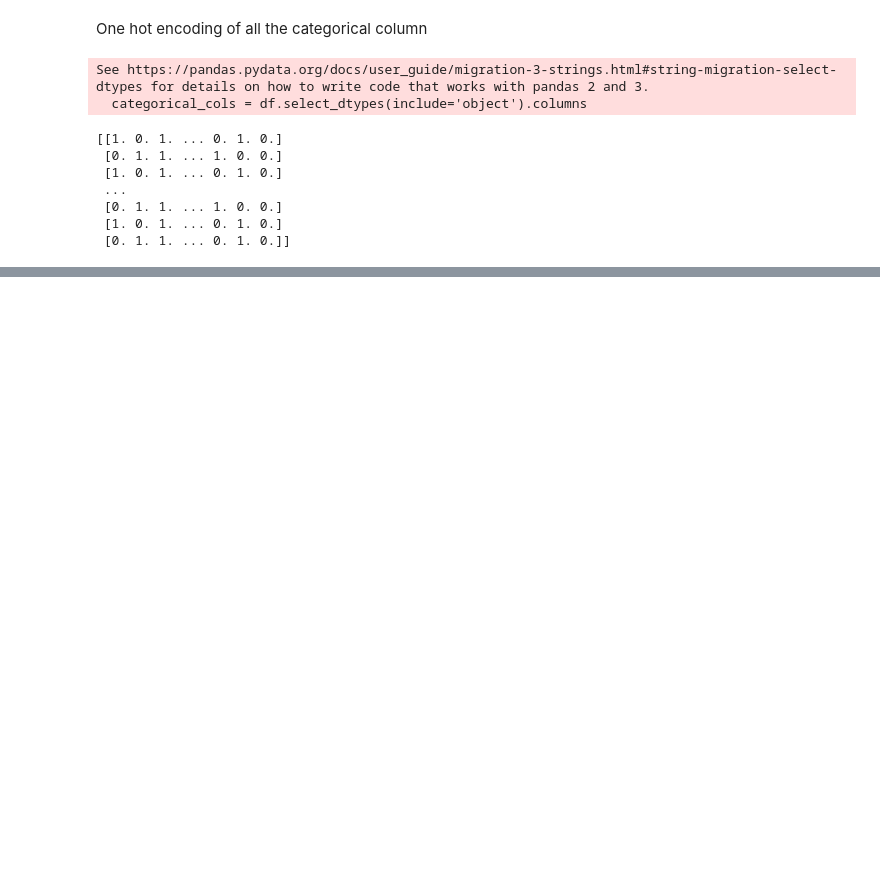
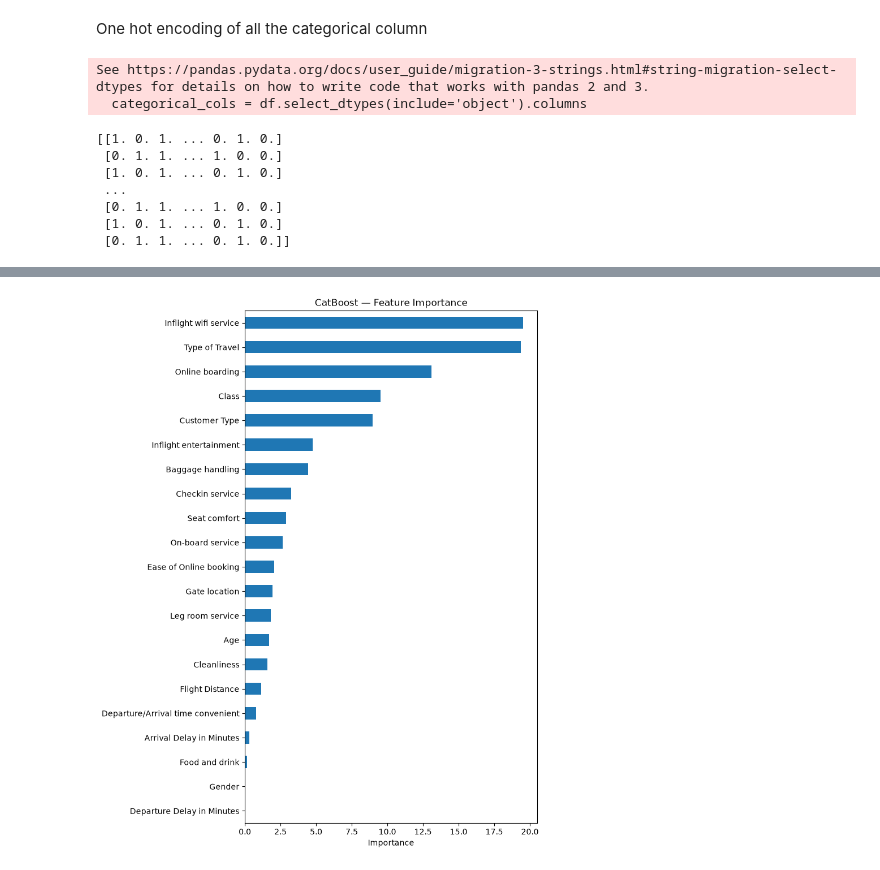
Before and after one commit to Aky29/flight-satisfaction-, a Jupyter notebook: notebook.ipynb, the cells around one changed output, grey strips where cells are left out. Cells and saved outputs as stored; diff of their text form; code cells hidden in the pictures; blank space fills up the shorter version.

Commit message:
implementing cat boost

```diff
--- a/notebook.ipynb
+++ b/notebook.ipynb
@@ -120,0 +147,16 @@ See https://pandas.pydata.org/docs/user_guide/migration-3-strings.html#string-mi
+# %%
+model = CatBoostClassifier(
+    iterations=500,
+    learning_rate=0.1,
+    depth=6,
+    eval_metric='Accuracy',
+    cat_features=cat_features,
+    random_seed=42,
+    verbose=100
+)
+
+model.fit(
+    X_train, y_train,
+    eval_set=(X_test, y_test),
+    early_stopping_rounds=30
+)
@@ -120,0 +192,16 @@ See https://pandas.pydata.org/docs/user_guide/migration-3-strings.html#string-mi
+# %%
+import matplotlib.pyplot as plt
+
+feat_imp = pd.Series(
+    model.get_feature_importance(),
+    index=X_train.columns
+).sort_values(ascending=True)
+
+fig, ax = plt.subplots(figsize=(8, 10))
+feat_imp.plot(kind='barh', ax=ax)
+ax.set_title('CatBoost — Feature Importance')
+ax.set_xlabel('Importance')
+plt.tight_layout()
+plt.show()
+# %% [output]
+[figure, added]
```
Also changed, not shown: parts of 4 cells of this notebook, 6 other files.
